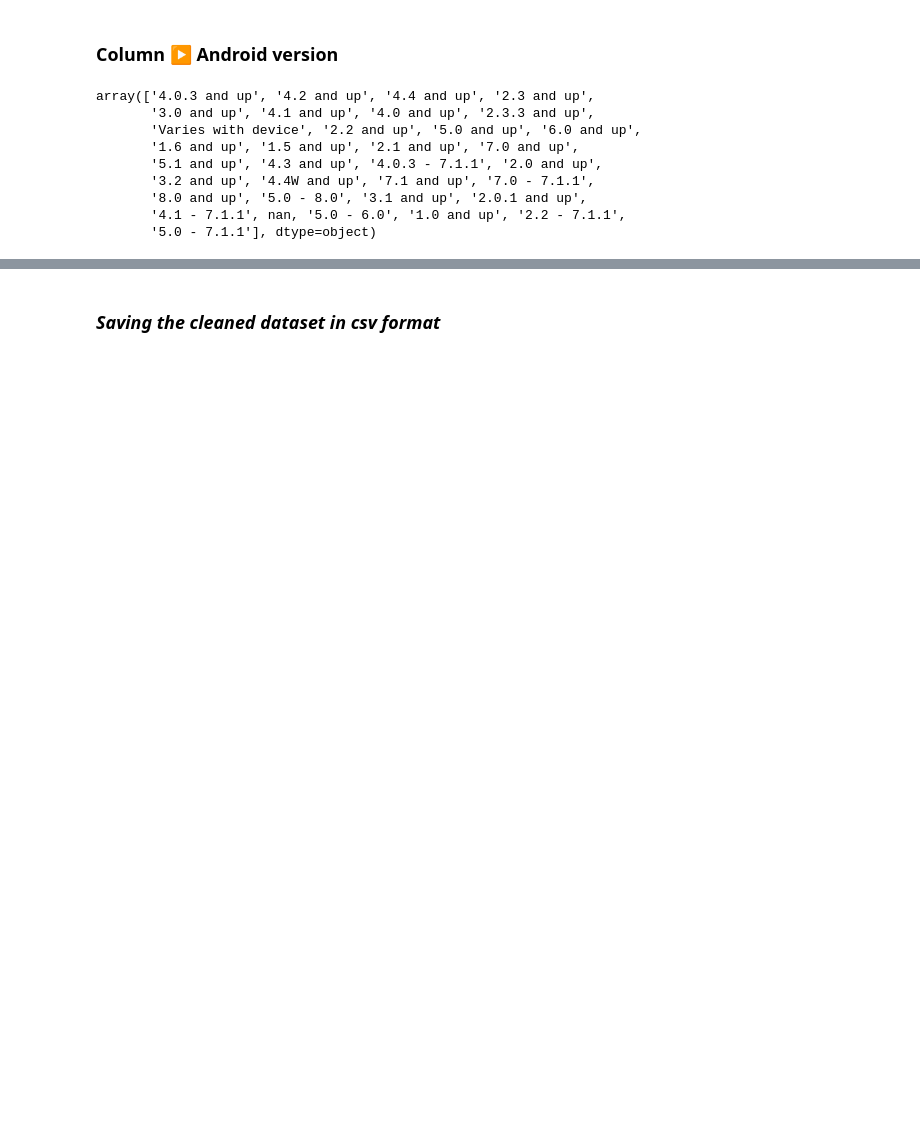
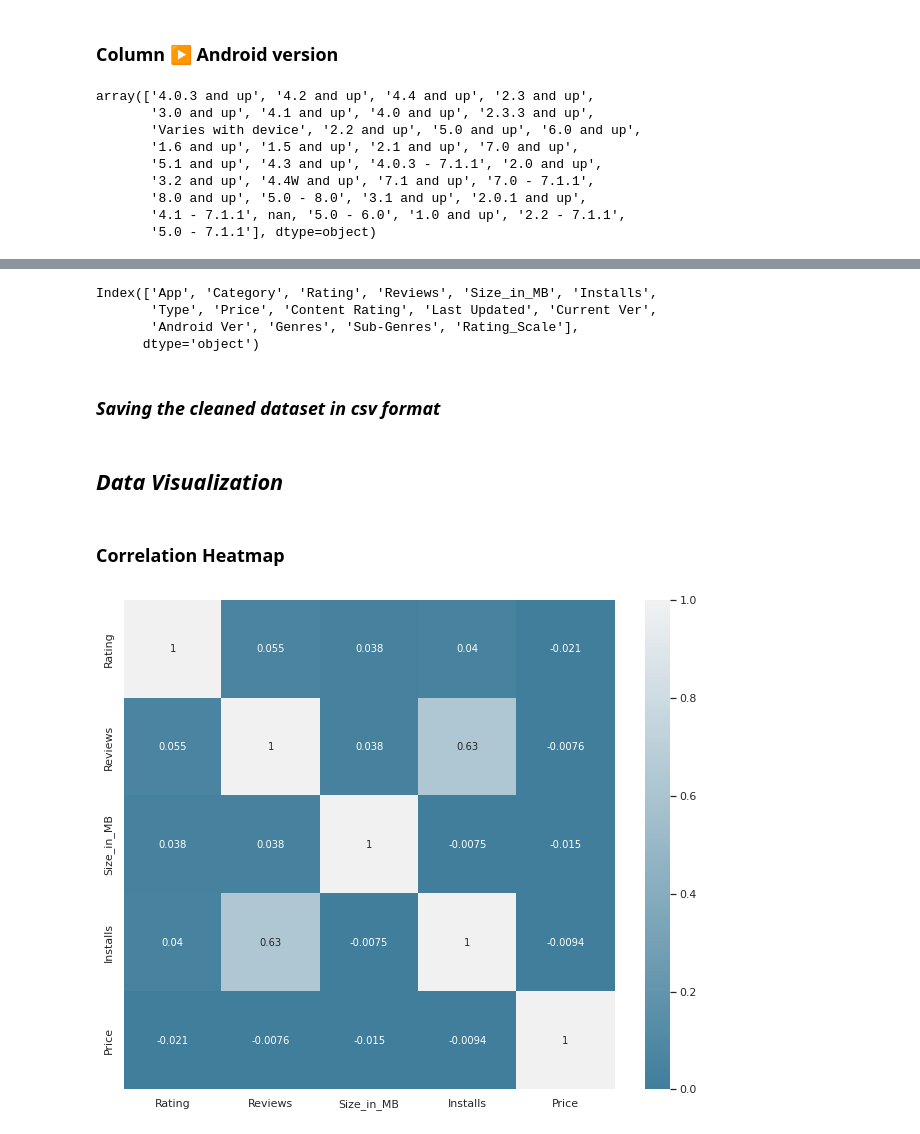
Before and after one commit to SairajNeelam/EDA---Google-Play-Store, a Jupyter notebook: EDA_Google_Play_Store_App.ipynb, the cells around one changed output, grey strips where cells are left out. Saved outputs shown, nothing was run; the diff lists cells and outputs as text; code cells hidden in the pictures; blank space fills up the shorter version.

Commit message:
Commit 2 : Feature Engineering and Visualization

```diff
--- a/EDA_Google_Play_Store_App.ipynb
+++ b/EDA_Google_Play_Store_App.ipynb
@@ -572,0 +582,3 @@ array(['4.0.3 and up', '4.2 and up', '4.4 and up', '2.3 and up',
+# %%
+# converting the Rating feature to string type and storing in Rating_Scale
+GPStore['Rating_Scale'] = GPStore['Rating'].astype(str)
@@ -572,0 +593,8 @@ array(['4.0.3 and up', '4.2 and up', '4.4 and up', '2.3 and up',
+# %%
+# based on the scale replacing the ratings with scale from Poor to Excellent
+GPStore['Rating_Scale'] = GPStore.Rating_Scale.apply(lambda x: x.replace(x,'Poor') if(0<=float(x)<1) else
+                                                     x.replace(x,'Bad') if(1<=float(x)<2) else
+                                                     x.replace(x,'Okay') if(2<=float(x)<3) else
+                                                     x.replace(x,'Good') if(3<=float(x)<4) else
+                                                     x.replace(x,'Excellent') if(4<=float(x)<=5) else
+                                                     x.replace(x,'Missing'))
@@ -573,3 +605,10 @@ array(['4.0.3 and up', '4.2 and up', '4.4 and up', '2.3 and up',
+# %%
+GPStore.columns
+# %% [output]
+Index(['App', 'Category', 'Rating', 'Reviews', 'Size_in_MB', 'Installs',
+       'Type', 'Price', 'Content Rating', 'Last Updated', 'Current Ver',
+       'Android Ver', 'Genres', 'Sub-Genres', 'Rating_Scale'],
+      dtype='object')
 # %% [markdown]
 ### ***Saving the cleaned dataset in csv format***
 # %%
@@ -577,0 +617,20 @@ GPStore.to_csv('Play Store Data Clean.csv',index=False)
+# %% [markdown]
+## ***Data Visualization***
+# %% [markdown]
+### **Correlation Heatmap**
+# %%
+%matplotlib inline
+
+
+# Set up the matplotlib figure
+f, ax = plt.subplots(figsize=(11, 9))
+
+# Generate a custom diverging colormap
+cmap = sns.diverging_palette(230, 20, n=256, as_cmap=True)
+
+corr = GPStore.corr()
+
+# Draw the heatmap with the mask and correct aspect ratio
+sns.heatmap(corr,annot=True,cmap=cmap,center=True,cbar=True,vmin=0,vmax=1);
+# %% [output]
+[figure, added]
```
Also changed, not shown: parts of 55 cells of this notebook.
